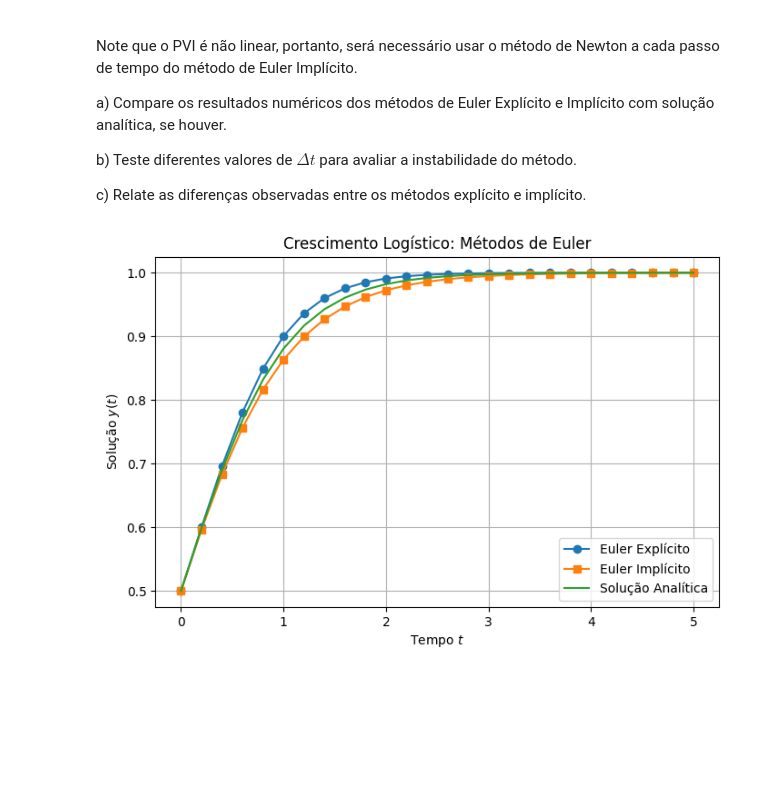
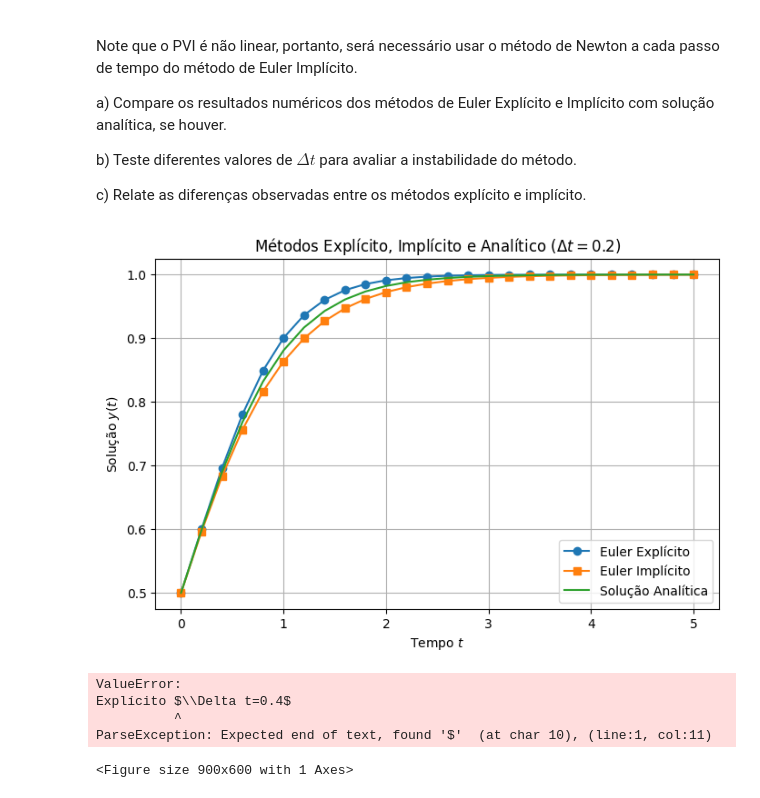
Before and after one commit to MarianaSiano/Calculo_Numerico, a Jupyter notebook: CN_turma_X_P1_2025_3.ipynb, the cells around one changed output. Saved outputs shown, nothing was run; the diff lists cells and outputs as text; code cells hidden in the pictures; blank space fills up the shorter version.

```diff
--- a/CN_turma_X_P1_2025_3.ipynb
+++ b/CN_turma_X_P1_2025_3.ipynb
@@ -190,70 +190,88 @@ import numpy as np
 import matplotlib.pyplot as plt
 
 # Função do PVI: crescimento logístico
-def f(t, y, r = 2):
+def f(t, y, r=2):
     return r * y * (1 - y)
 
-# Derivada parcial em relação a y (necessário para o método de Newton no Euler Implícito)
-def df_dy(t, y, r = 2):
-    return r * (1 - 2 * y)
-
-# a) Implementação dos métodos e comparação com a solução analítica
+def df_dy(t, y, r=2):
+    return r * (1 - 2*y)
 
 def euler_explicito(f, y0, t0, tf, dt):
-    N = int((tf-t0) / dt) + 1
-    t = np.linspace(t0, tf, N)
+    t = np.arange(t0, tf + dt, dt)
+    N = len(t)
     y = np.zeros(N)
     y[0] = y0
-    for n in range(N - 1):
-        y[n + 1] = y[n] + dt * f(t[n], y[n])
+    for n in range(N-1):
+        y[n+1] = y[n] + dt * f(t[n], y[n])
     return t, y
 
-# Método de Newton para resolver o passo implícito
 def newton_impl(func, dfunc, y_prev, t_next, dt, tol = 1e-8, max_iter = 20):
-    y = y_prev # Chute inicial
+    y = y_prev
     for _ in range(max_iter):
         g = -y + y_prev + dt * func(t_next, y)
         dg = -1 + dt * dfunc(t_next, y)
-        delta = -g / dg
+        delta = -g/dg
         y = y + delta
         if abs(delta) < tol:
             return y
     raise RuntimeError("Newton não convergiu")
 
 def euler_implicito(f, df, y0, t0, tf, dt):
     t = np.arange(t0, tf + dt, dt)
     N = len(t)
     y = np.zeros(N)
     y[0] = y0
     for n in range(N-1):
-        y[n+1] = newton_impl(f, df, y[n], t[n+1], dt)
+        y[n+1] = newton_impl(f, df, y[n], t[n + 1], dt)
     return t, y
 
-# Solução analítica do crescimento logistíco
 def y_analitica(t, r = 2, y0 = 0.5):
     return (y0 * np.exp(r * t)) / (1 + y0 * (np.exp(r * t) - 1))
 
-# Parâmetros
+# Parâmetros iniciais
 y0 = 0.5
 t0 = 0
 tf = 5
-dt = 0.2 # Pode variar para o item (b)
 
-t, y_exp = euler_explicito(f, y0, t0, tf, dt)
-_, y_imp = euler_implicito(f, df_dy, y0, t0, tf, dt)
-y_ex = y_analitica(t)
+# (a) Comparação dos métodos para dt fixo
+dt = 0.2
+t_exp, y_exp = euler_explicito(f, y0, t0, tf, dt)
+t_imp, y_imp = euler_implicito(f, df_dy, y0, t0, tf, dt)
+t_an = t_exp
+y_ex = y_analitica(t_an)
 
 plt.figure(figsize=(8, 5))
-plt.plot(t, y_exp, 'o-', label='Euler Explícito')
-plt.plot(t, y_imp, 's-', label='Euler Implícito')
-plt.plot(t, y_ex, '-', label='Solução Analítica')
+plt.plot(t_exp, y_exp, 'o-', label='Euler Explícito')
+plt.plot(t_imp, y_imp, 's-', label='Euler Implícito')
+plt.plot(t_an, y_ex, '-', label='Solução Analítica')
 plt.xlabel('Tempo $t$')
 plt.ylabel('Solução $y(t)$')
 plt.legend()
 plt.grid(True)
-plt.title('Crescimento Logístico: Métodos de Euler')
+plt.title('Métodos Explícito, Implícito e Analítico ($\\Delta t = 0.2$)')
 plt.show()
 
-# b) Teste para diferentes valores de dt
+# (b) Estabilidade: diferentes passos de tempo
+dts = [0.4, 0.8, 1.6]
+plt.figure(figsize=(9, 6))
+for dt_test in dts:
+    t_exp, y_exp_dt = euler_explicito(f, y0, t0, tf, dt_test)
+    t_imp, y_imp_dt = euler_implicito(f, df_dy, y0, t0, tf, dt_test)
+    plt.plot(t_exp, y_exp_dt, 'o-', label=f'Explícito $\\Delta t={dt_test}$')
+    plt.plot(t_imp, y_imp_dt, 's-', label=f'Implícito $\\Delta t={dt_test}$')
+t_ref = np.arange(t0, tf + dts[0], dts[0])
+plt.plot(t_ref, y_analitica(t_ref), color='black', label='Solução Analítica', linewidth=2)
+
+plt.xlabel('Tempo $t$')
+plt.ylabel('Solução numérica $y(t)$')
+plt.legend()
+plt.grid(True)
+plt.title('Teste de estabilidade para vários $\\Delta t$')
+plt.show()
 # %% [output]
-[figure, old version]
+[figure, new version]
+ValueError:
+Explícito $\\Delta t=0.4$
+          ^
+ParseException: Expected end of text, found '$'  (at char 10), (line:1, col:11)
+<Figure size 900x600 with 1 Axes>
```
